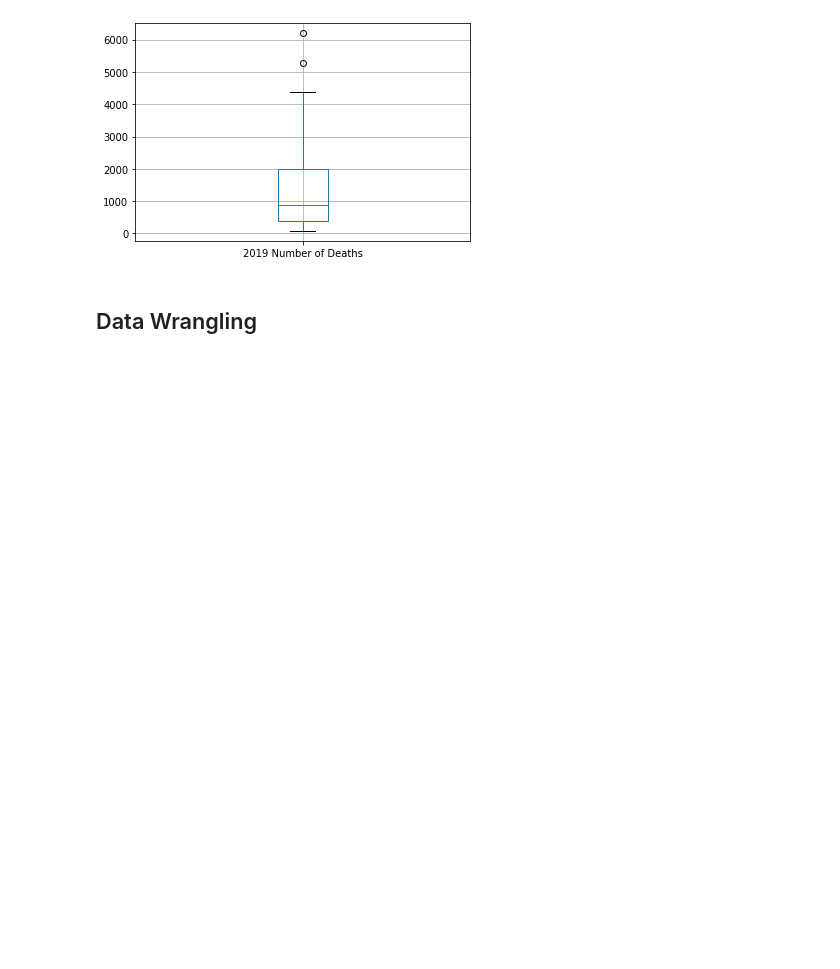
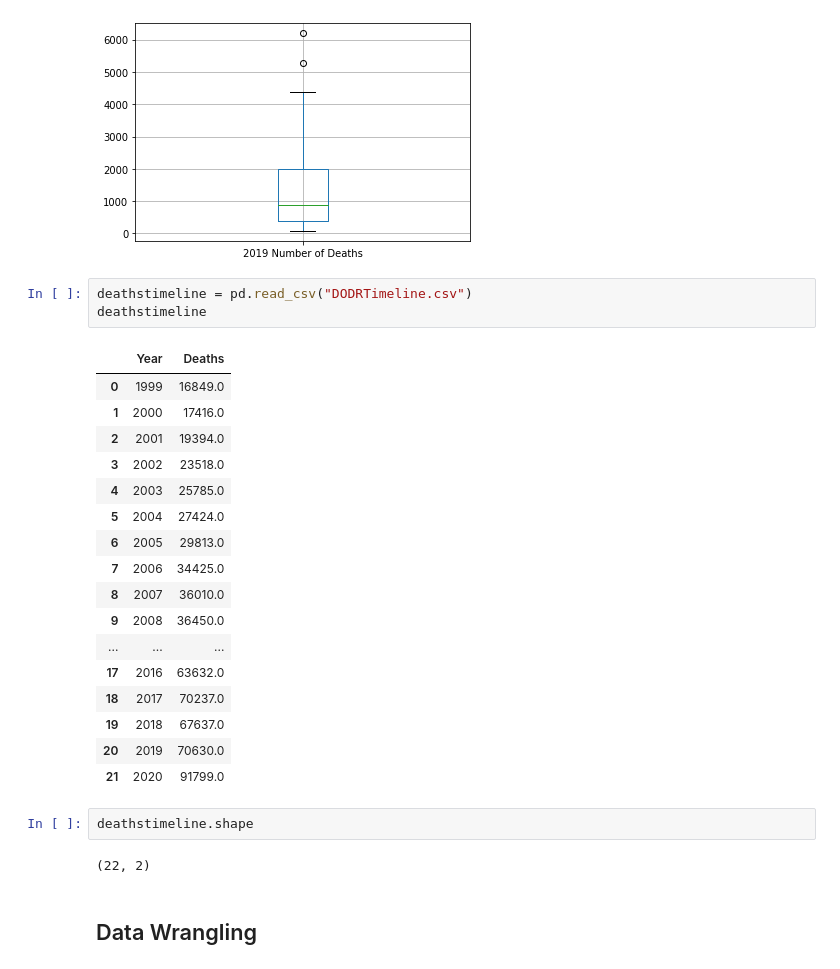
Before and after one commit to molly-rusk/DeathsbyDrugOverdoseinTheUS, a Jupyter notebook: Capstone_Notebook.ipynb, the cells around one changed output. Saved outputs shown, nothing was run; the diff lists cells and outputs as text; blank space fills up the shorter version.

```diff
--- a/Capstone_Notebook.ipynb
+++ b/Capstone_Notebook.ipynb
@@ -216,6 +220,31 @@ deaths2018.boxplot(column=['2018 Number of Deaths']);
 deaths2019.boxplot(column=['2019 Number of Deaths']);
 # %% [output]
 [figure]
+# %%
+deathstimeline = pd.read_csv("DODRTimeline.csv")
+deathstimeline
+# %% [output]
+|  | Year | Deaths |
+| 0 | 1999 | 16849.0 |
+| 1 | 2000 | 17416.0 |
+| 2 | 2001 | 19394.0 |
+| 3 | 2002 | 23518.0 |
+| 4 | 2003 | 25785.0 |
+| 5 | 2004 | 27424.0 |
+| 6 | 2005 | 29813.0 |
+| 7 | 2006 | 34425.0 |
+| 8 | 2007 | 36010.0 |
+| 9 | 2008 | 36450.0 |
+| ... | ... | ... |
+| 17 | 2016 | 63632.0 |
+| 18 | 2017 | 70237.0 |
+| 19 | 2018 | 67637.0 |
+| 20 | 2019 | 70630.0 |
+| 21 | 2020 | 91799.0 |
+# %%
+deathstimeline.shape
+# %% [output]
+(22, 2)
 # %% [markdown]
 ## Data Wrangling
 # %%
```
Also changed, not shown: parts of 12 cells of this notebook, 1 other file.
